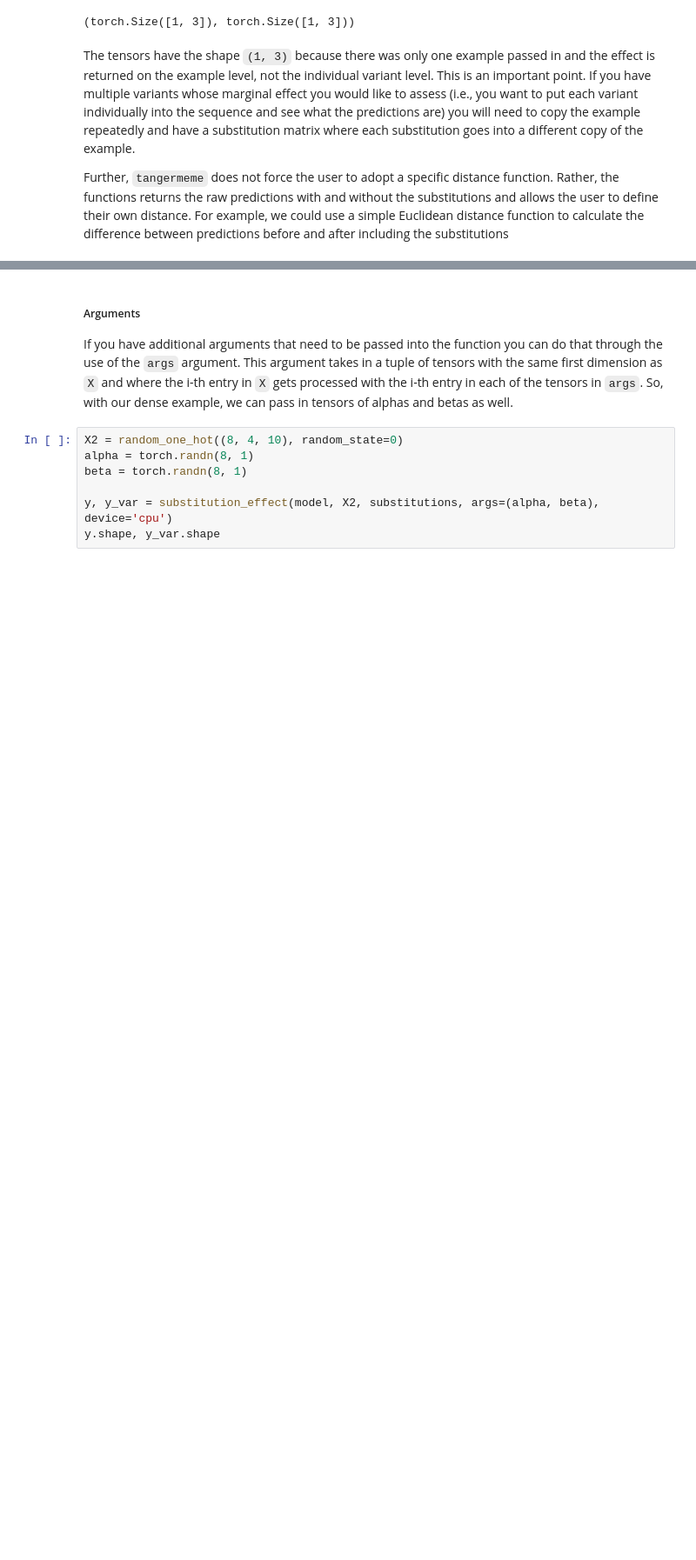
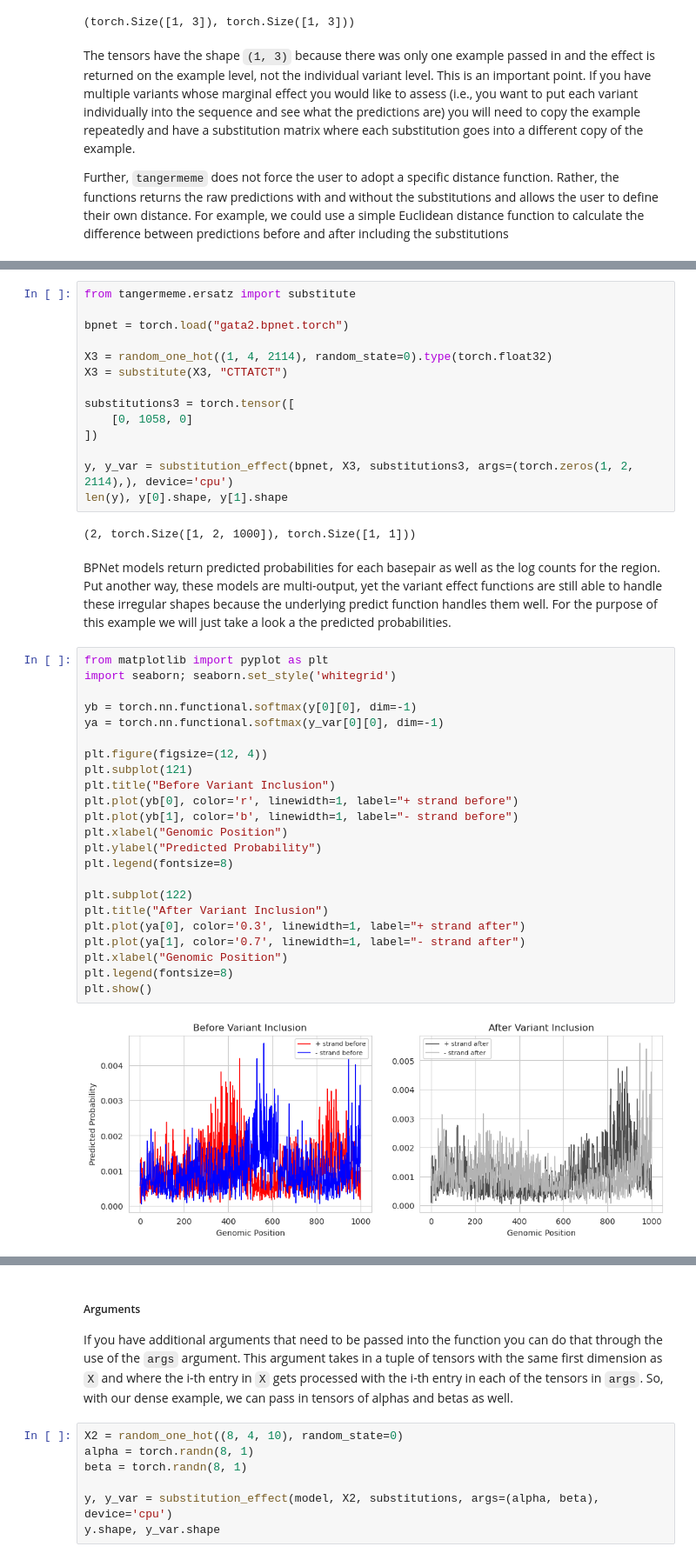
Before and after one commit to jmschrei/tangermeme, a Jupyter notebook: docs/tutorials/Tutorial_B5_Variant_Effect.ipynb, the cells around one changed output, grey strips where cells are left out. Shown at 87% size. Saved outputs shown, nothing was run; the diff lists cells and outputs as text; blank space fills up the shorter version.

```diff
--- a/docs/tutorials/Tutorial_B5_Variant_Effect.ipynb
+++ b/docs/tutorials/Tutorial_B5_Variant_Effect.ipynb
@@ -66,0 +71,43 @@ More generally, these functions are meant to be the base operation that your dow
+# %%
+from tangermeme.ersatz import substitute
+
+bpnet = torch.load("gata2.bpnet.torch")
+
+X3 = random_one_hot((1, 4, 2114), random_state=0).type(torch.float32)
+X3 = substitute(X3, "CTTATCT")
+
+substitutions3 = torch.tensor([
+    [0, 1058, 0]
+])
+
+y, y_var = substitution_effect(bpnet, X3, substitutions3, args=(torch.zeros(1, 2, 2114),), device='cpu')
+len(y), y[0].shape, y[1].shape
+# %% [output]
+(2, torch.Size([1, 2, 1000]), torch.Size([1, 1]))
+# %% [markdown]
+BPNet models return predicted probabilities for each basepair as well as the log counts for the region. Put another way, these models are multi-output, yet the variant effect functions are still able to handle these irregular shapes because the underlying predict function handles them well. For the purpose of this example we will just take a look a the predicted probabilities.
+# %%
+from matplotlib import pyplot as plt
+import seaborn; seaborn.set_style('whitegrid')
+
+yb = torch.nn.functional.softmax(y[0][0], dim=-1)
+ya = torch.nn.functional.softmax(y_var[0][0], dim=-1)
+
+plt.figure(figsize=(12, 4))
+plt.subplot(121)
+plt.title("Before Variant Inclusion")
+plt.plot(yb[0], color='r', linewidth=1, label="+ strand before")
+plt.plot(yb[1], color='b', linewidth=1, label="- strand before")
+plt.xlabel("Genomic Position")
+plt.ylabel("Predicted Probability")
+plt.legend(fontsize=8)
+
+plt.subplot(122)
+plt.title("After Variant Inclusion")
+plt.plot(ya[0], color='0.3', linewidth=1, label="+ strand after")
+plt.plot(ya[1], color='0.7', linewidth=1, label="- strand after")
+plt.xlabel("Genomic Position")
+plt.legend(fontsize=8)
+plt.show()
+# %% [output]
+[figure, added]
```
Also changed, not shown: parts of 3 cells of this notebook, 2 other files.
